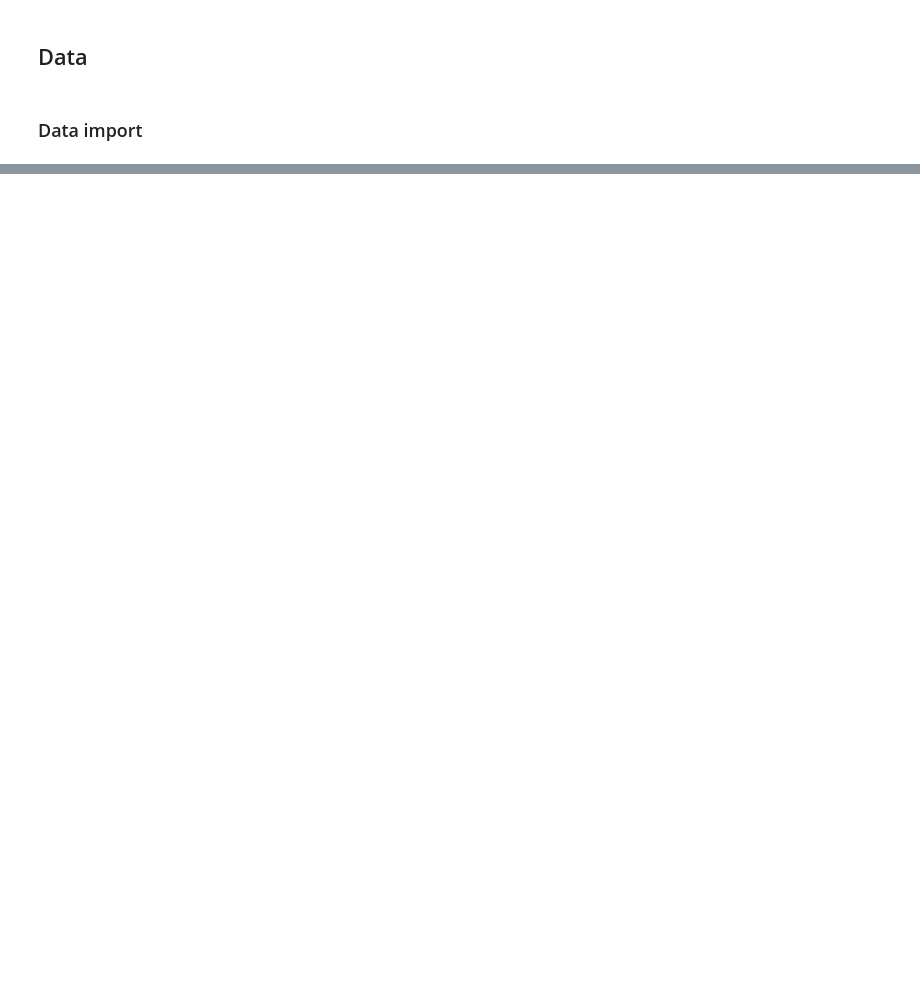
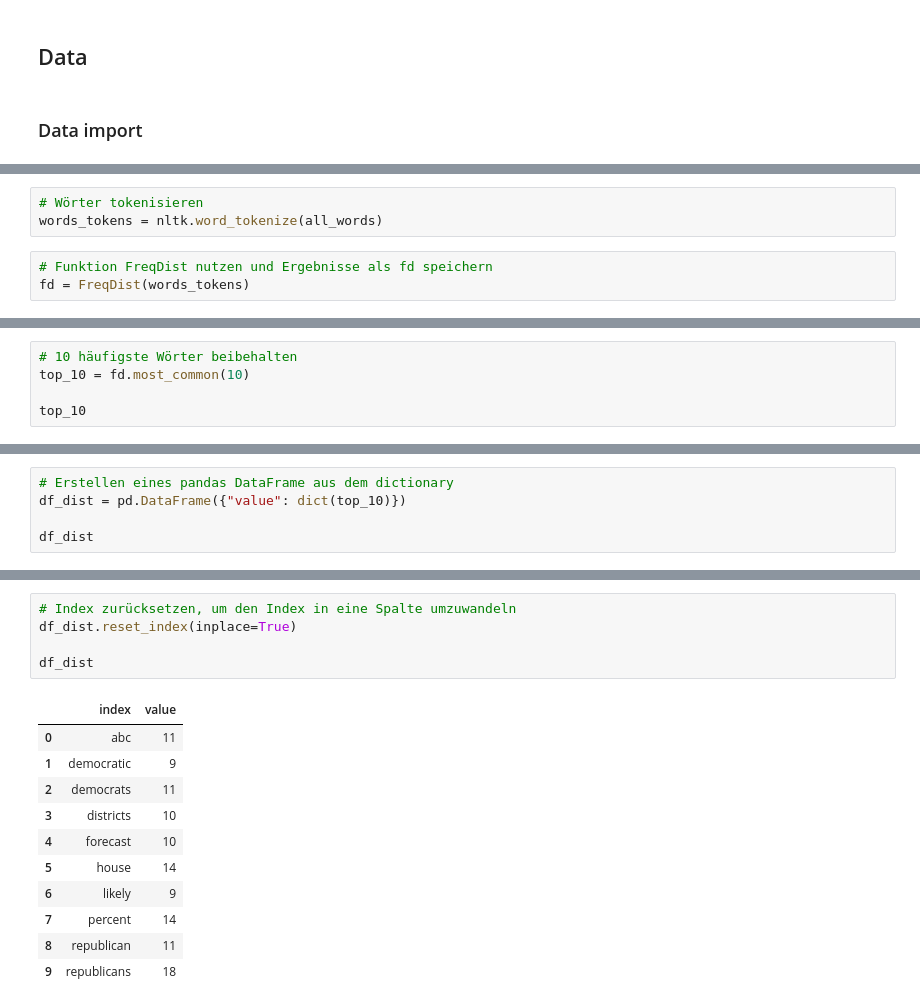
Before and after one commit to EdmondUkaj/homework-1, a Jupyter notebook: notebooks/03-textmining.ipynb, the cells around one changed output, grey strips where cells are left out. Cells and saved outputs as stored; diff of their text form; blank space fills up the shorter version.

```diff
--- a/notebooks/03-textmining.ipynb
+++ b/notebooks/03-textmining.ipynb
@@ -35,0 +212,6 @@ ParserError: Error tokenizing data. C error: Expected 1 fields in line 28, saw 3
+# %%
+# Wörter tokenisieren
+words_tokens = nltk.word_tokenize(all_words)
+# %%
+# Funktion FreqDist nutzen und Ergebnisse als fd speichern
+fd = FreqDist(words_tokens)
@@ -35,0 +239,5 @@ ParserError: Error tokenizing data. C error: Expected 1 fields in line 28, saw 3
+# %%
+# 10 häufigste Wörter beibehalten
+top_10 = fd.most_common(10)
+
+top_10
@@ -35,0 +255,5 @@ ParserError: Error tokenizing data. C error: Expected 1 fields in line 28, saw 3
+# %%
+# Erstellen eines pandas DataFrame aus dem dictionary
+df_dist = pd.DataFrame({"value": dict(top_10)})
+
+df_dist
@@ -35,0 +272,17 @@ ParserError: Error tokenizing data. C error: Expected 1 fields in line 28, saw 3
+# %%
+# Index zurücksetzen, um den Index in eine Spalte umzuwandeln
+df_dist.reset_index(inplace=True)
+
+df_dist
+# %% [output]
+|  | index | value |
+| 0 | abc | 11 |
+| 1 | democratic | 9 |
+| 2 | democrats | 11 |
+| 3 | districts | 10 |
+| 4 | forecast | 10 |
+| 5 | house | 14 |
+| 6 | likely | 9 |
+| 7 | percent | 14 |
+| 8 | republican | 11 |
+| 9 | republicans | 18 |
```
Also changed, not shown: parts of 47 cells of this notebook, 2 other files.
